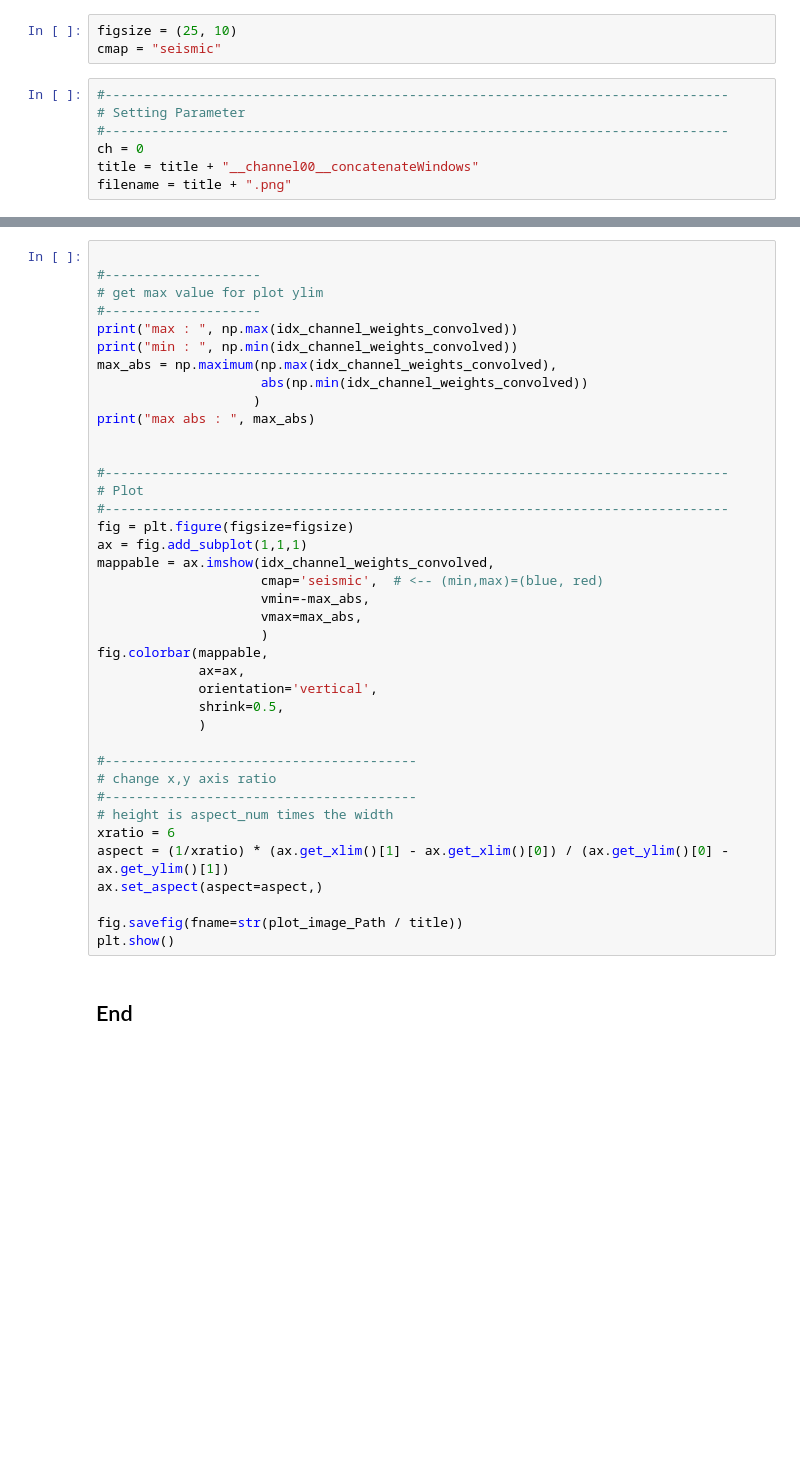
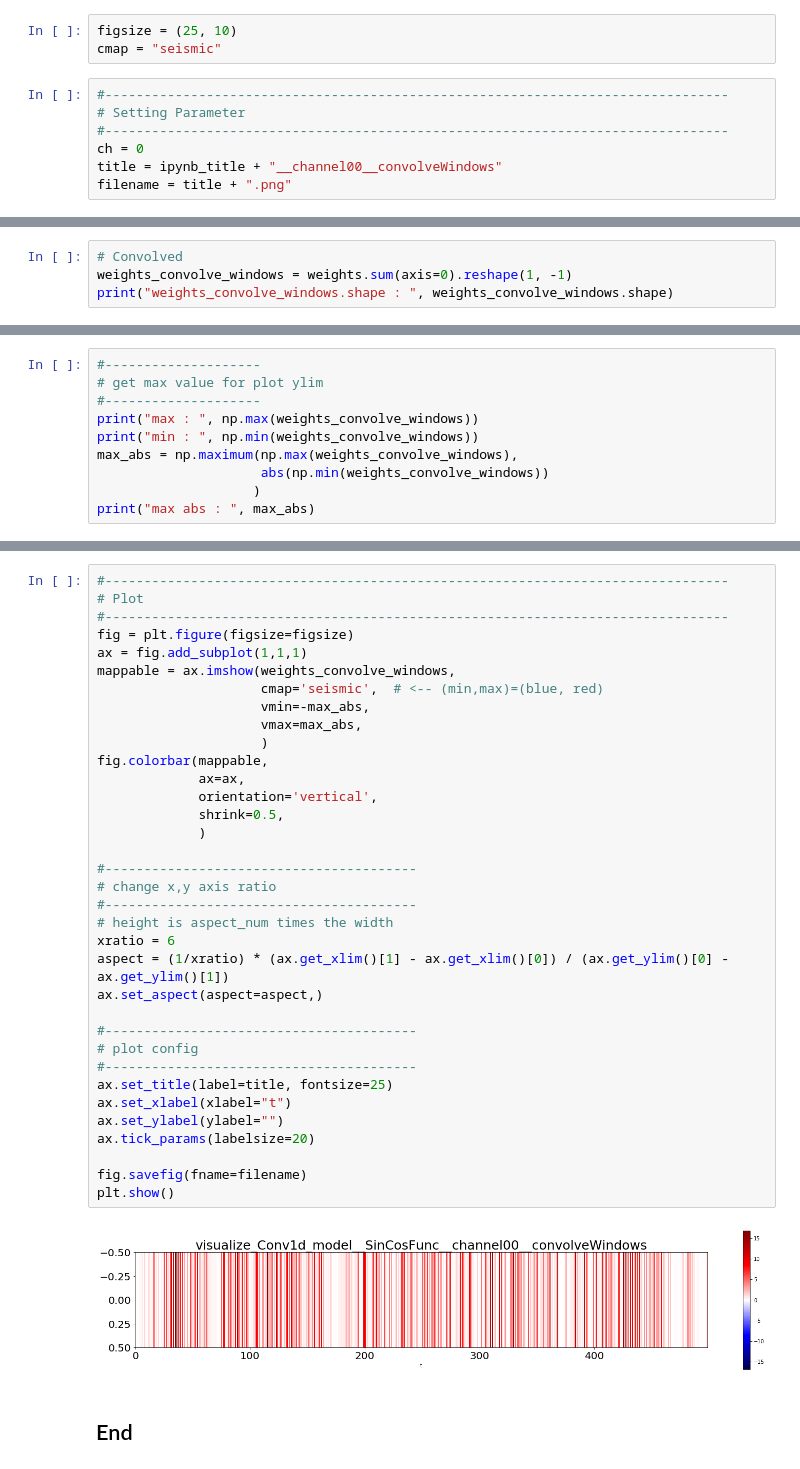
Before and after one commit to pollenjp/article_script, a Jupyter notebook: 20180719_visualize_Conv1d_output__in_kabuku/notebooks/visualize_Conv1d_model__SinCosFunc.ipynb, the cells around one changed output, grey strips where cells are left out. Drawn from its saved outputs; the diff is of its cells as text; blank space fills up the shorter version.

```diff
--- a/20180719_visualize_Conv1d_output__in_kabuku/notebooks/visualize_Conv1d_model__SinCosFunc.ipynb
+++ b/20180719_visualize_Conv1d_output__in_kabuku/notebooks/visualize_Conv1d_model__SinCosFunc.ipynb
@@ -273,5 +273,5 @@ cmap = "seismic"
 # Setting Parameter
 #--------------------------------------------------------------------------------
 ch = 0
-title = title + "__channel00__concatenateWindows"
+title = ipynb_title + "__channel00__convolveWindows"
 filename = title + ".png"
@@ -321,0 +314,4 @@ print("idx_channel_weights_convolved.shape (idx:0) : ", idx_channel_weights_conv
+# %%
+# Convolved
+weights_convolve_windows = weights.sum(axis=0).reshape(1, -1)
+print("weights_convolve_windows.shape : ", weights_convolve_windows.shape)
@@ -321,0 +320,10 @@ print("idx_channel_weights_convolved.shape (idx:0) : ", idx_channel_weights_conv
+# %%
+#--------------------
+# get max value for plot ylim
+#--------------------
+print("max : ", np.max(weights_convolve_windows))
+print("min : ", np.min(weights_convolve_windows))
+max_abs = np.maximum(np.max(weights_convolve_windows),
+                     abs(np.min(weights_convolve_windows))
+                    )
+print("max abs : ", max_abs)
@@ -322,41 +334,39 @@ print("idx_channel_weights_convolved.shape (idx:0) : ", idx_channel_weights_conv
 # %%
-
-#--------------------
-# get max value for plot ylim
-#--------------------
-print("max : ", np.max(idx_channel_weights_convolved))
-print("min : ", np.min(idx_channel_weights_convolved))
-max_abs = np.maximum(np.max(idx_channel_weights_convolved),
-                     abs(np.min(idx_channel_weights_convolved))
-                    )
-print("max abs : ", max_abs)
-
-
 #--------------------------------------------------------------------------------
 # Plot
 #--------------------------------------------------------------------------------
 fig = plt.figure(figsize=figsize)
 ax = fig.add_subplot(1,1,1)
-mappable = ax.imshow(idx_channel_weights_convolved,
+mappable = ax.imshow(weights_convolve_windows,
                      cmap='seismic',  # <-- (min,max)=(blue, red)
                      vmin=-max_abs,
                      vmax=max_abs,
                      )
 fig.colorbar(mappable,
              ax=ax,
              orientation='vertical',
              shrink=0.5,
              )
 
 #----------------------------------------
 # change x,y axis ratio
 #----------------------------------------
 # height is aspect_num times the width
 xratio = 6
 aspect = (1/xratio) * (ax.get_xlim()[1] - ax.get_xlim()[0]) / (ax.get_ylim()[0] - ax.get_ylim()[1])
 ax.set_aspect(aspect=aspect,)
 
-fig.savefig(fname=str(plot_image_Path / title))
+#----------------------------------------
+# plot config
+#----------------------------------------
+ax.set_title(label=title, fontsize=25)
+ax.set_xlabel(xlabel="t")
+ax.set_ylabel(ylabel="")
+ax.tick_params(labelsize=20)
+
+fig.savefig(fname=filename)
 plt.show()
+# %% [output]
+[figure, added]
 # %% [markdown]
 ## End
```
Also changed, not shown: parts of 8 cells of this notebook, 2 other files.
